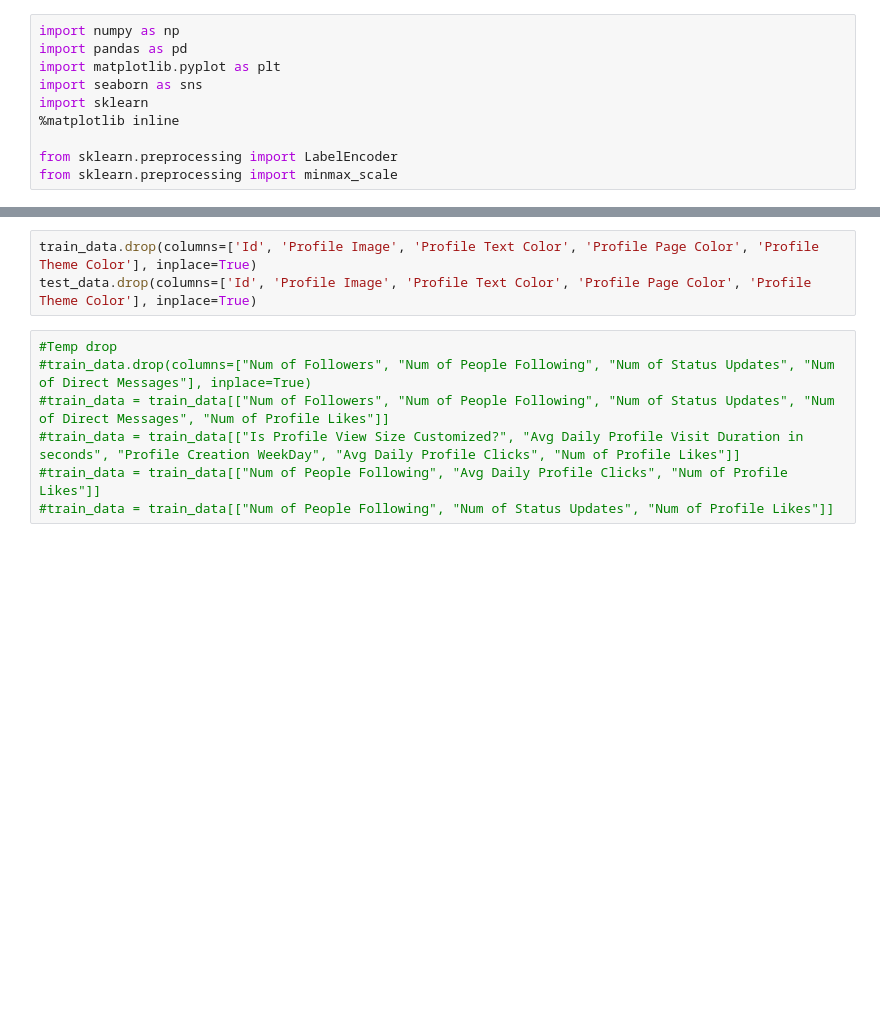
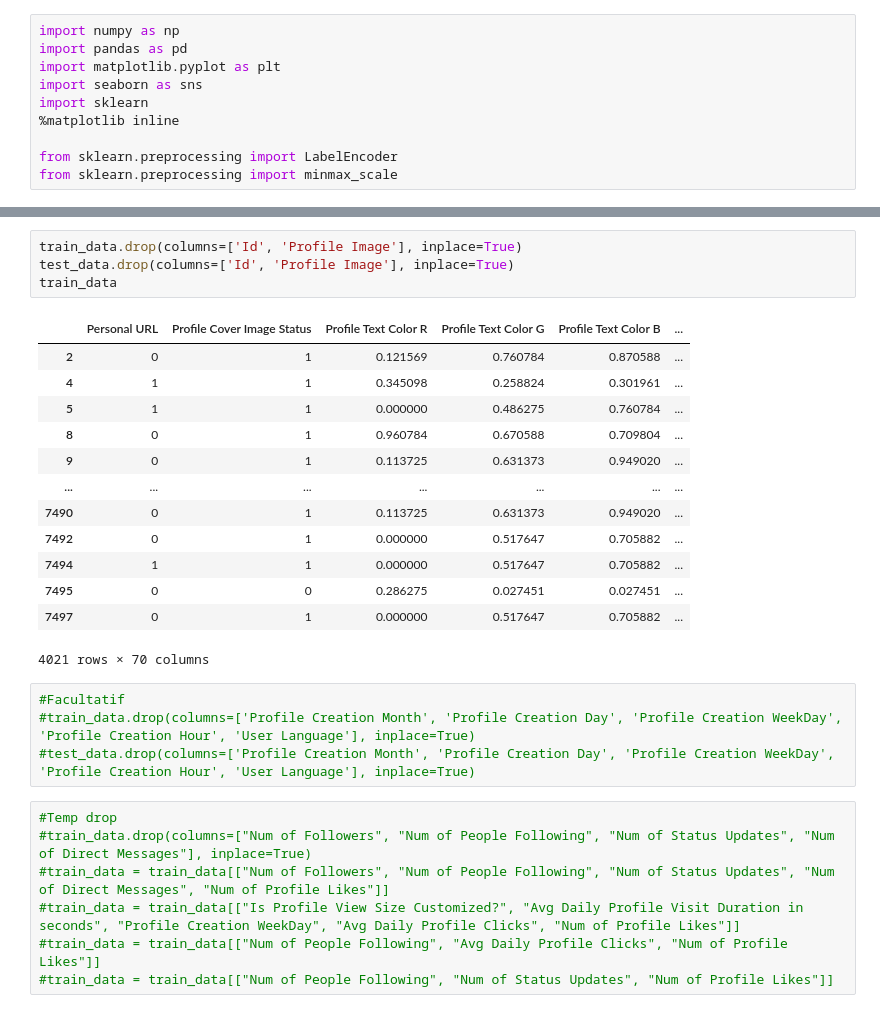
Before and after one commit to syrix78/IFT6758_Competition, a Jupyter notebook: predictor.ipynb, the cells around one changed output, grey strips where cells are left out. Cells and saved outputs as stored; diff of their text form; blank space fills up the shorter version.

```diff
--- a/predictor.ipynb
+++ b/predictor.ipynb
@@ -22,6 +38,25 @@ test_data = pd.read_pickle("test_cleaned.pkl")
 # %%
-train_data.drop(columns=['Id', 'Profile Image', 'Profile Text Color', 'Profile Page Color', 'Profile Theme Color'], inplace=True)
-test_data.drop(columns=['Id', 'Profile Image', 'Profile Text Color', 'Profile Page Color', 'Profile Theme Color'], inplace=True)
+train_data.drop(columns=['Id', 'Profile Image'], inplace=True)
+test_data.drop(columns=['Id', 'Profile Image'], inplace=True)
+train_data
+# %% [output]
+|  | Personal URL | Profile Cover Image Status | Profile Text Color R | Profile Text Color G | Profile Text Color B | ... |
+| 2 | 0 | 1 | 0.121569 | 0.760784 | 0.870588 | ... |
+| 4 | 1 | 1 | 0.345098 | 0.258824 | 0.301961 | ... |
+| 5 | 1 | 1 | 0.000000 | 0.486275 | 0.760784 | ... |
+| 8 | 0 | 1 | 0.960784 | 0.670588 | 0.709804 | ... |
+| 9 | 0 | 1 | 0.113725 | 0.631373 | 0.949020 | ... |
+| ... | ... | ... | ... | ... | ... | ... |
+| 7490 | 0 | 1 | 0.113725 | 0.631373 | 0.949020 | ... |
+| 7492 | 0 | 1 | 0.000000 | 0.517647 | 0.705882 | ... |
+| 7494 | 1 | 1 | 0.000000 | 0.517647 | 0.705882 | ... |
+| 7495 | 0 | 0 | 0.286275 | 0.027451 | 0.027451 | ... |
+| 7497 | 0 | 1 | 0.000000 | 0.517647 | 0.705882 | ... |
+4021 rows × 70 columns
+# %%
+#Facultatif
+#train_data.drop(columns=['Profile Creation Month', 'Profile Creation Day', 'Profile Creation WeekDay', 'Profile Creation Hour', 'User Language'], inplace=True)
+#test_data.drop(columns=['Profile Creation Month', 'Profile Creation Day', 'Profile Creation WeekDay', 'Profile Creation Hour', 'User Language'], inplace=True)
 # %%
 #Temp drop
 #train_data.drop(columns=["Num of Followers", "Num of People Following", "Num of Status Updates", "Num of Direct Messages"], inplace=True)
```
Also changed, not shown: parts of 42 cells of this notebook, 3 other files.
